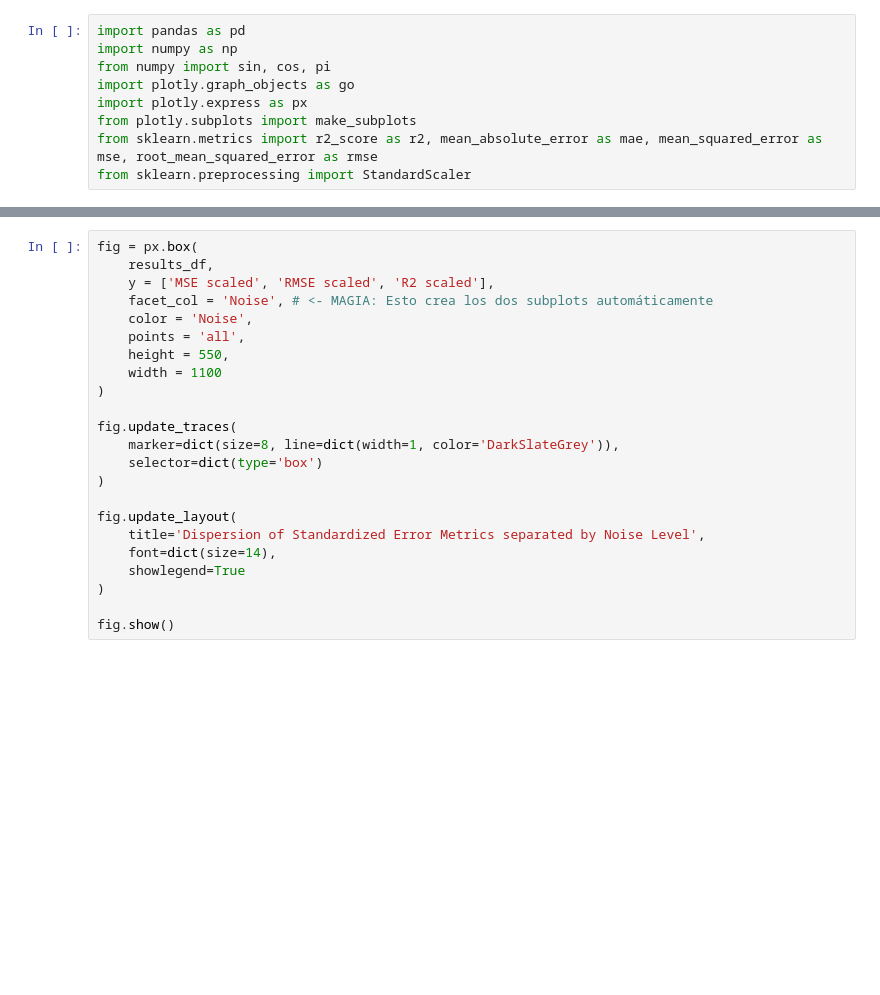
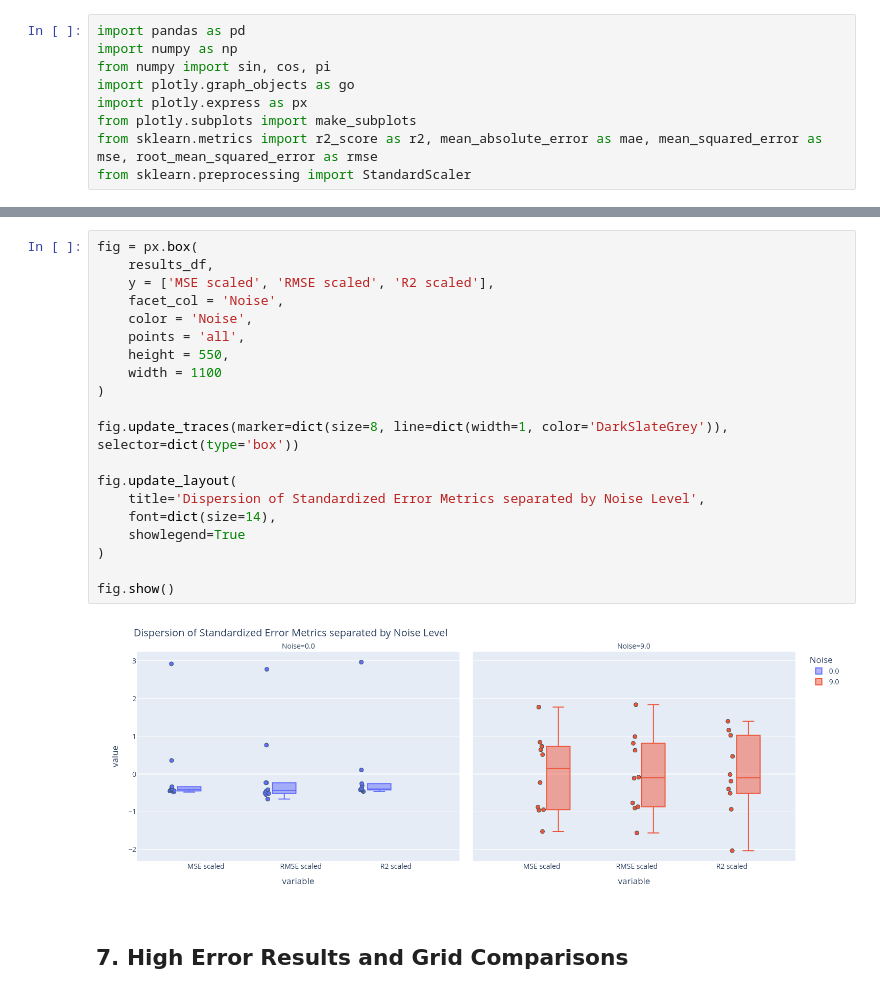
Before and after one commit to 4df31/QD-Biexciton-cascade-and-polarization-orientation-effect-on-QKD-protocol-E91, a Jupyter notebook: Plots.ipynb, the cells around one changed output, grey strips where cells are left out. Drawn from its saved outputs; the diff is of its cells as text; blank space fills up the shorter version.

```diff
--- a/Plots.ipynb
+++ b/Plots.ipynb
@@ -149,23 +155,24 @@ Aquí solucionamos el problema de graficar ambos grupos. Al usar el parámetro *
 # %%
 fig = px.box(
     results_df,
     y = ['MSE scaled', 'RMSE scaled', 'R2 scaled'],
-    facet_col = 'Noise', # <- MAGIA: Esto crea los dos subplots automáticamente
+    facet_col = 'Noise',
     color = 'Noise',
     points = 'all',
     height = 550,
     width = 1100
 )
 
-fig.update_traces(
-    marker=dict(size=8, line=dict(width=1, color='DarkSlateGrey')),
-    selector=dict(type='box')
-)
+fig.update_traces(marker=dict(size=8, line=dict(width=1, color='DarkSlateGrey')), selector=dict(type='box'))
 
 fig.update_layout(
     title='Dispersion of Standardized Error Metrics separated by Noise Level',
     font=dict(size=14),
     showlegend=True
 )
 
 fig.show()
+# %% [output]
+[figure, added]
+# %% [markdown]
+## 7. High Error Results and Grid Comparisons
```
Also changed, not shown: parts of 18 cells of this notebook.
